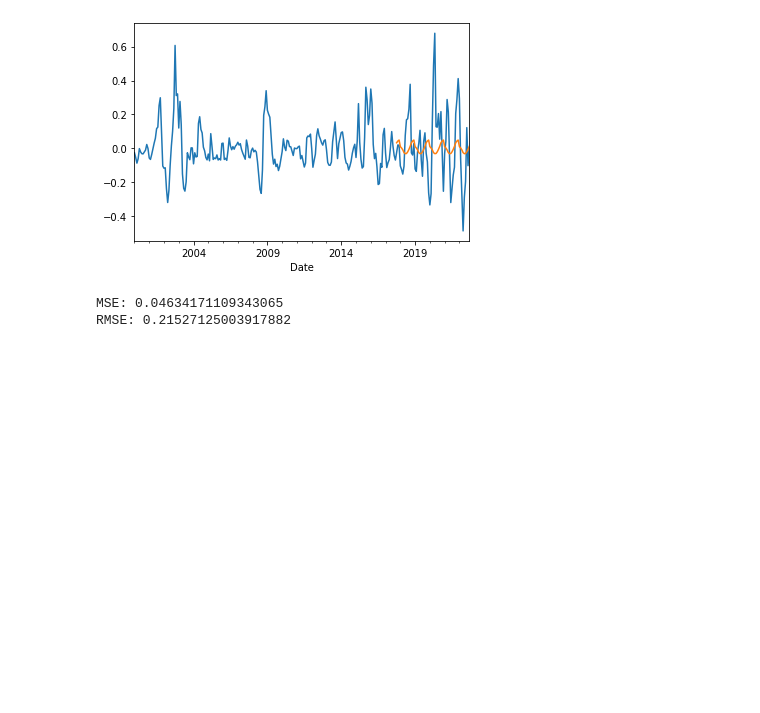
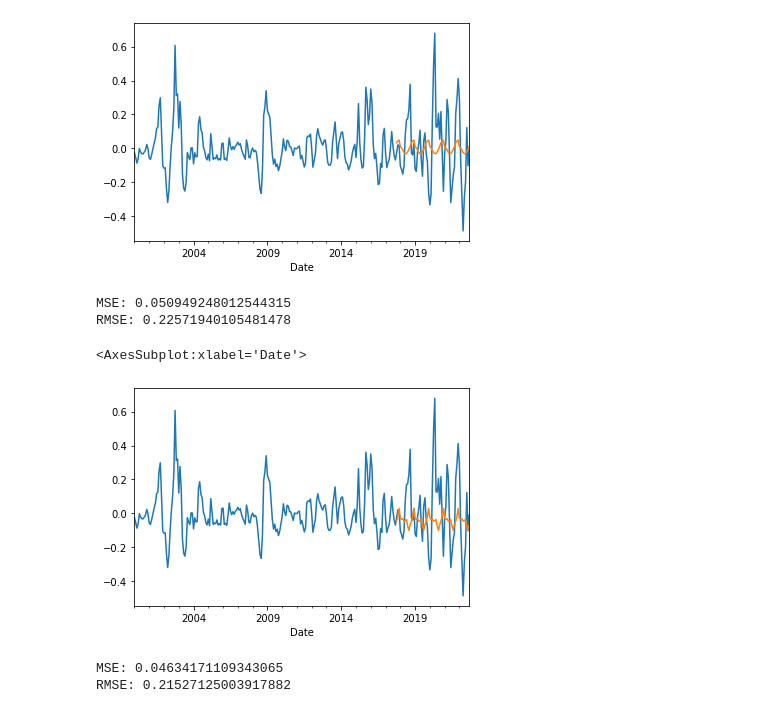
Before and after one commit to aruasouza/CTG, a Jupyter notebook: modelos_cambio.ipynb, the cells around one changed output. Saved outputs shown, nothing was run; the diff lists cells and outputs as text; code cells hidden in the pictures; blank space fills up the shorter version.

```diff
--- a/modelos_cambio.ipynb
+++ b/modelos_cambio.ipynb
@@ -200,6 +194,24 @@ MSE: 0.04678261942243162
 RMSE: 0.21629290192336784
 <AxesSubplot:xlabel='Date'>
 [figure]
+# %%
+anos = 5
+data = cy.copy()
+data['no_trend'] = untrend(data['USD'].values,12)
+x_train,x_test = time_features_split(data,anos,True)
+y_train,y_test = data['no_trend'].iloc[:-anos * 12].values,data['no_trend'].iloc[-anos * 12:].values
+model = XGBRegressor().fit(x_train,y_train)
+prediction = model.predict(x_test)
+print('MSE:',mean_squared_error(prediction,y_test))
+print('RMSE:',rmse(prediction,y_test))
+data['pred'] = [None for _ in range(len(data) - (anos * 12))] + list(prediction)
+data['no_trend'].plot()
+data['pred'].plot()
+# %% [output]
+MSE: 0.050949248012544315
+RMSE: 0.22571940105481478
+<AxesSubplot:xlabel='Date'>
+[figure, added]
 # %%
 anos = 5
 data = cy.copy()
```
Also changed, not shown: parts of 11 cells of this notebook.
